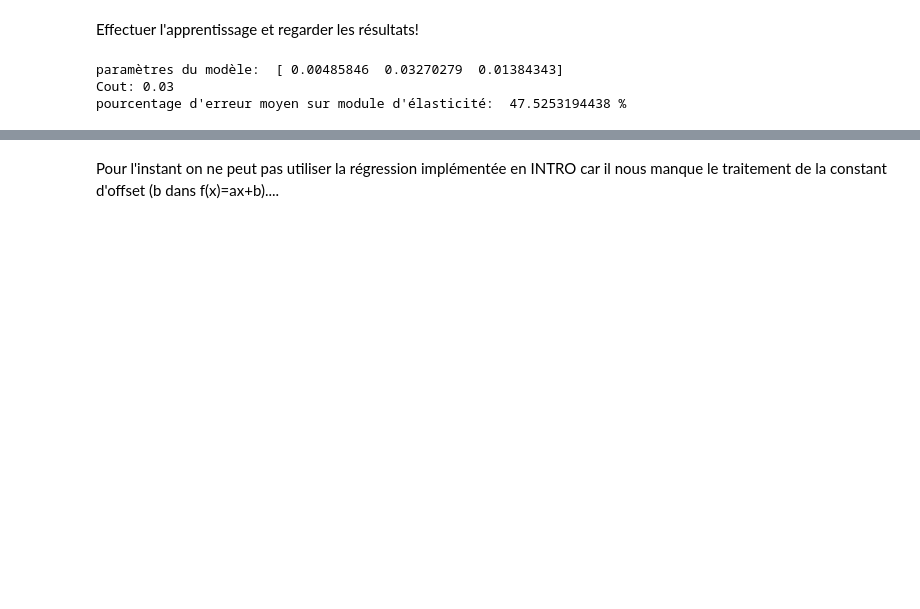
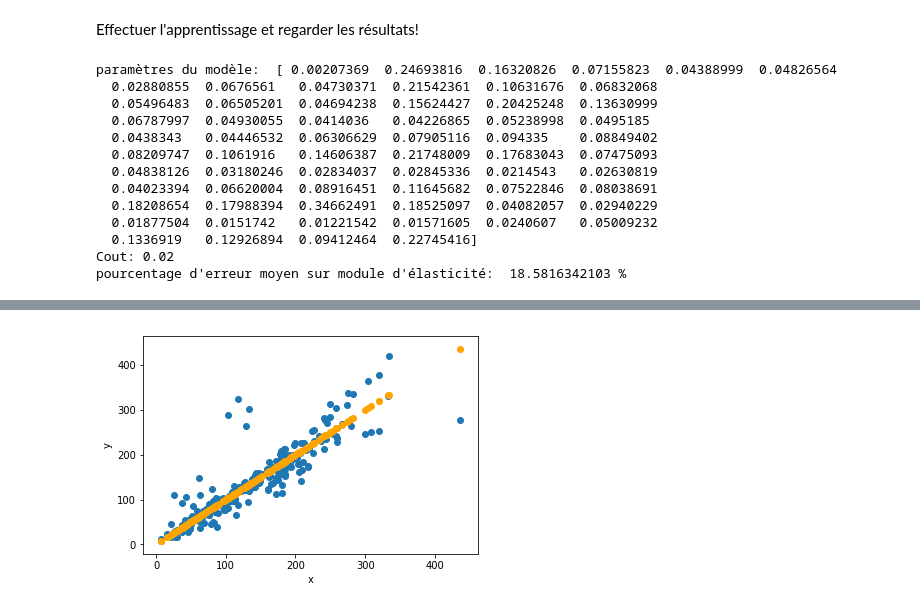
Before and after one commit to lab-cosmo/marvel-college, a Jupyter notebook: ML/Machine_learning.ipynb, the cells around one changed output, grey strips where cells are left out. Saved outputs shown, nothing was run; the diff lists cells and outputs as text; code cells hidden in the pictures; blank space fills up the shorter version.

```diff
--- a/ML/Machine_learning.ipynb
+++ b/ML/Machine_learning.ipynb
@@ -22,9 +22,12 @@ C'est exactement les informations que l'on récupère dans la base de donée. la
 # %%
 # À regarder
 from elements import ELEMENTS
-def parser(d):
+def parser(filename):
+    #La fonction "json.load" permet d'importer le fichier dans une variable de type liste de dictionnaire.
+    d = json.load(open(filename))
     mats=[]
     Ks=[]
+    #on parcourt ensuite cette liste de dictionnaire et on récupère ce qu'il nous faut.
     for m in d:
         pos=m['poscar']
         lines=pos.splitlines()
@@ -38,15 +41,15 @@ def parser(d):
         p=[]
         mat={'species':[], 'positions':[],'cell':[a,b,c]}
         for j in range(sum(spe_count)):
-            mat['positions'].append(sum([float(x)*np.array(mat['cell'][k]) for k,x in enumerate(lines[i+j].split()[:3])]))
+            mat['positions'].append(sum([float(x)*np.array(mat['cell'][k])
+                        for k,x in enumerate(lines[i+j].split()[:3])]))
             mat['species'].append(ELEMENTS[lines[i+j].split()[3]].number)
         mats.append(mat)
         #
         Ks.append(m["K_VRH"])
     return mats, np.array(Ks)
 #
-data = json.load(open('ec.json'))
-mats, Ks = parser(data)
+mats, Ks = parser('ec.json')
 # %% [markdown]
 Explorer la base de donnée:
 
@@ -84,8 +87,10 @@ Ecrire une fonction NombreAtomes qui retourne le nombre d'atome dans la cellule
 # %%
 # À faire
 def NombreAtomes(mat):
-    #Start by the positions vector, and print its length!
     return len(mat['species'])
 
-Nat = np.array([NombreAtomes(mat) for mat in mats])
+Nat = np.zeros(len(mats))
+for i, mat in enumerate(mats):
+    Nat[i] = NombreAtomes(mat)
+# oneliner: Nat=np.array([NombreAtomes(mat) for mat in mats])
 # %% [markdown]
@@ -99,10 +104,13 @@ def Volume(mat):
     a = mat["cell"][0][0]
     b = mat["cell"][1][1]
     c = mat["cell"][2][2]
-    volume = np.abs(a*b*c) ## This will be in Angstrom^3, what if we want it in cm^3?
+    volume = np.abs(a*b*c)
     return volume
 
-Volumes = np.array([Volume(mat) for mat in mats])
+Volumes = np.zeros(len(mats))
+for i, mat in enumerate(mats):
+    Volumes[i] = Volume(mat)
+# oneliner Volumes = np.array([Volume(mat) for mat in mats])
 
 VolumeParAtome=Volumes/Nat
 # %% [markdown]
@@ -220,0 +227,2 @@ On fourni les fonctions ci-dessou pour effectuer l'apprentissage. Regarder le co
+# %%
+X = np.column_stack((VolumeParAtome,des_el))
@@ -270,19 +289,21 @@ def Apprentissage(X,Y,fac):
 # %% [markdown]
 Effectuer l'apprentissage et regarder les résultats!
 # %%
-# À faire (sauf peut-être la première ligne)
+# À faire
 #
-#Definir le descripteur
-X = np.column_stack((VolumeParAtome,des_nm))
-# Définir la variable à prédire, en applicaqnt la meilleure transformation trouvée plus haut.
+# Définir la variable à prédire, en applicant
+# la meilleure transformation trouvée plus haut.
 Y=1./np.sqrt(Ks)
+#
 # Apprentissage
 x_train, y_train, x_test,y_test,a_opt, y_pred= Apprentissage(X,Y, 0.8)
-# Récuperer le module d'élasticiteé en appliquant la transformation inverse
+#
+# Récuperer le module d'élasticiteé
+# en appliquant la transformation inverse
 Ypred=1./(y_pred)**2
 Ytest=1./(y_test)**2
 
-#Calculer le pourcentage d'erreur moyen
+#Calculer le pourcentage d'erreur moyen sur les prédictions
 err=np.mean(np.abs( Ypred - Ytest)/np.abs(Ytest)*100)
 print("pourcentage d'erreur moyen sur module d'élasticité: ", np.mean(err),"%")
 # plotter les résultat: élasticité prédit VS élasticité vraie!
@@ -292,6 +313,16 @@ ax.scatter(Ytest,Ypred)
 ax.scatter(Ytest,Ytest, c='orange')
 plt.show()
 # %% [output]
-paramètres du modèle:  [ 0.00485846  0.03270279  0.01384343]
-Cout: 0.03
-pourcentage d'erreur moyen sur module d'élasticité:  47.5253194438 %
+paramètres du modèle:  [ 0.00207369  0.24693816  0.16320826  0.07155823  0.04388999  0.04826564
+  0.02880855  0.0676561   0.04730371  0.21542361  0.10631676  0.06832068
+  0.05496483  0.06505201  0.04694238  0.15624427  0.20425248  0.13630999
+  0.06787997  0.04930055  0.0414036   0.04226865  0.05238998  0.0495185
+  0.0438343   0.04446532  0.06306629  0.07905116  0.094335    0.08849402
+  0.08209747  0.1061916   0.14606387  0.21748009  0.17683043  0.07475093
+  0.04838126  0.03180246  0.02834037  0.02845336  0.0214543   0.02630819
+  0.04023394  0.06620004  0.08916451  0.11645682  0.07522846  0.08038691
+  0.18208654  0.17988394  0.34662491  0.18525097  0.04082057  0.02940229
+  0.01877504  0.0151742   0.01221542  0.01571605  0.0240607   0.05009232
+  0.1336919   0.12926894  0.09412464  0.22745416]
+Cout: 0.02
+pourcentage d'erreur moyen sur module d'élasticité:  18.5816342103 %
@@ -300,2 +329 @@ pourcentage d'erreur moyen sur module d'élasticité:  47.5253194438 %
+[figure, added]
-# %% [markdown]
-Pour l'instant on ne peut pas utiliser la régression implémentée en INTRO car il nous manque le traitement de la constant d'offset (b dans f(x)=ax+b)....
```
Also changed, not shown: parts of 15 cells of this notebook, 1 other file.
